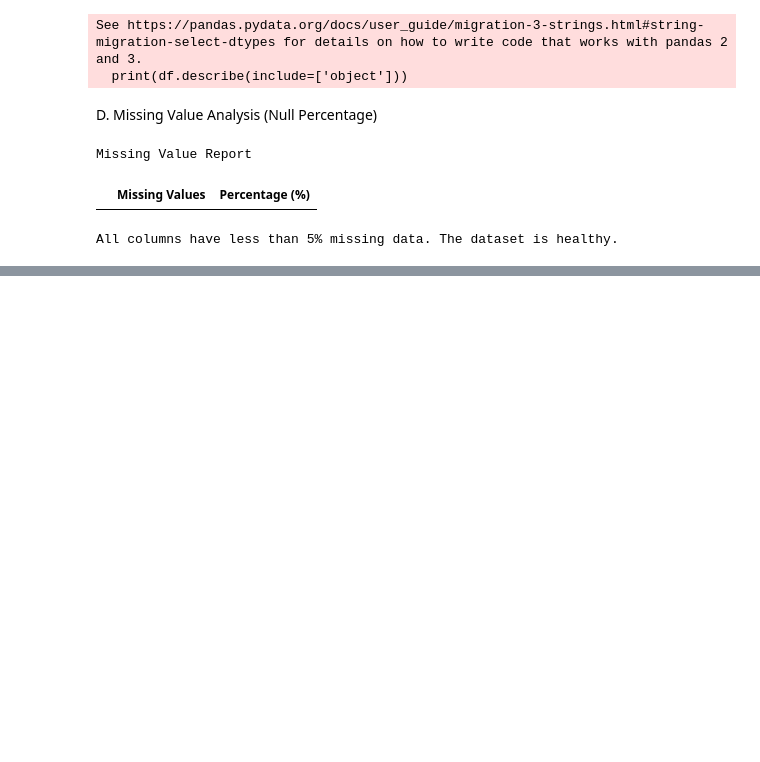
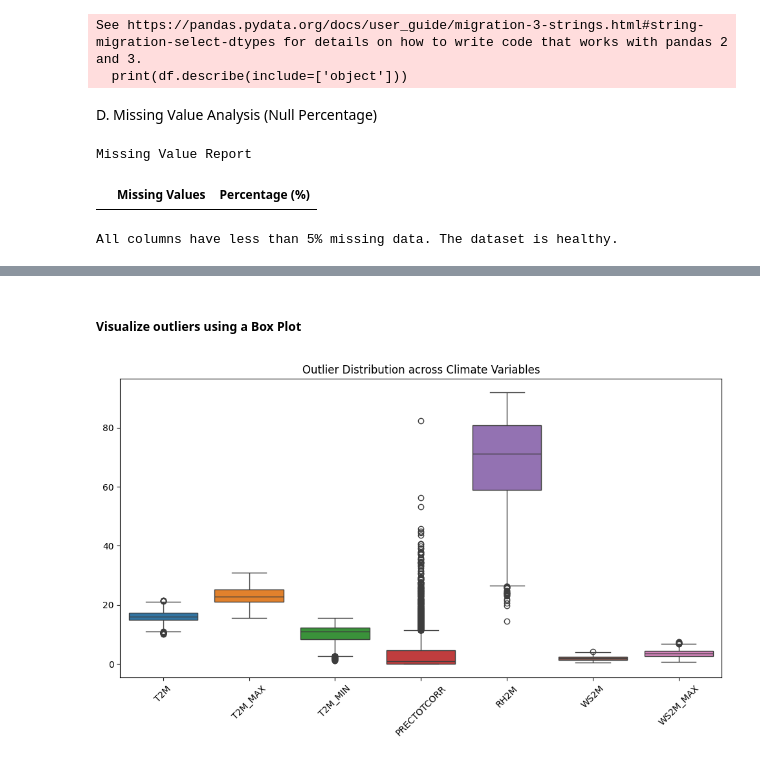
Before and after one commit to meronsisay/climate-challenge-week0, a Jupyter notebook: notebooks/ethiopia_eda.ipynb, the cells around one changed output, grey strips where cells are left out. Saved outputs shown, nothing was run; the diff lists cells and outputs as text; code cells hidden in the pictures; blank space fills up the shorter version.

Commit message:
feat: complete outlier handling and export cleaned dataset

```diff
--- a/notebooks/ethiopia_eda.ipynb
+++ b/notebooks/ethiopia_eda.ipynb
@@ -83,0 +94,6 @@ Dataset columns: ['YEAR', 'DOY', 'T2M', 'T2M_MAX', 'T2M_MIN', 'T2M_RANGE', 'PREC
+# %%
+df.drop(columns=["YEAR", "DOY"], inplace=True)
+
+# Final check to see the clean dataset
+print("Redundant columns removed.")
+df.head()
@@ -225,0 +274,2 @@ All columns have less than 5% missing data. The dataset is healthy.
+# %%
+cols_to_check = ["T2M", "T2M_MAX", "T2M_MIN", "PRECTOTCORR", "RH2M", "WS2M", "WS2M_MAX"]
@@ -225,0 +294,11 @@ All columns have less than 5% missing data. The dataset is healthy.
+# %% [markdown]
+##### Visualize outliers using a Box Plot
+# %%
+# Visualize outliers using a Box Plot
+plt.figure(figsize=(12, 6))
+sns.boxplot(data=df[cols_to_check])
+plt.title("Outlier Distribution across Climate Variables")
+plt.xticks(rotation=45)
+plt.show()
+# %% [output]
+[figure, added]
```
Also changed, not shown: parts of 21 cells of this notebook.
